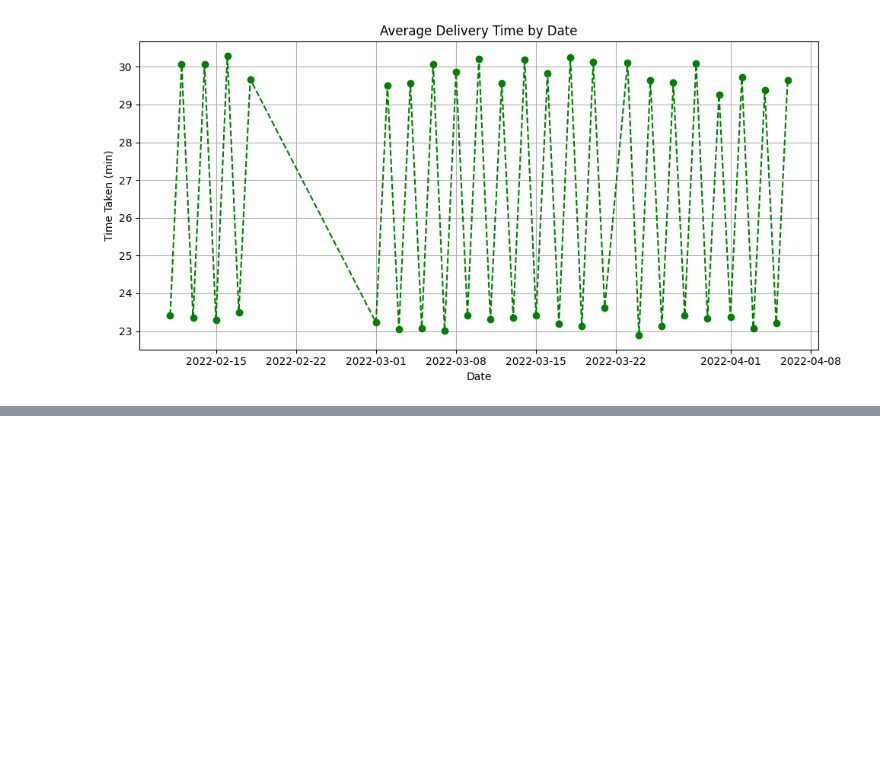
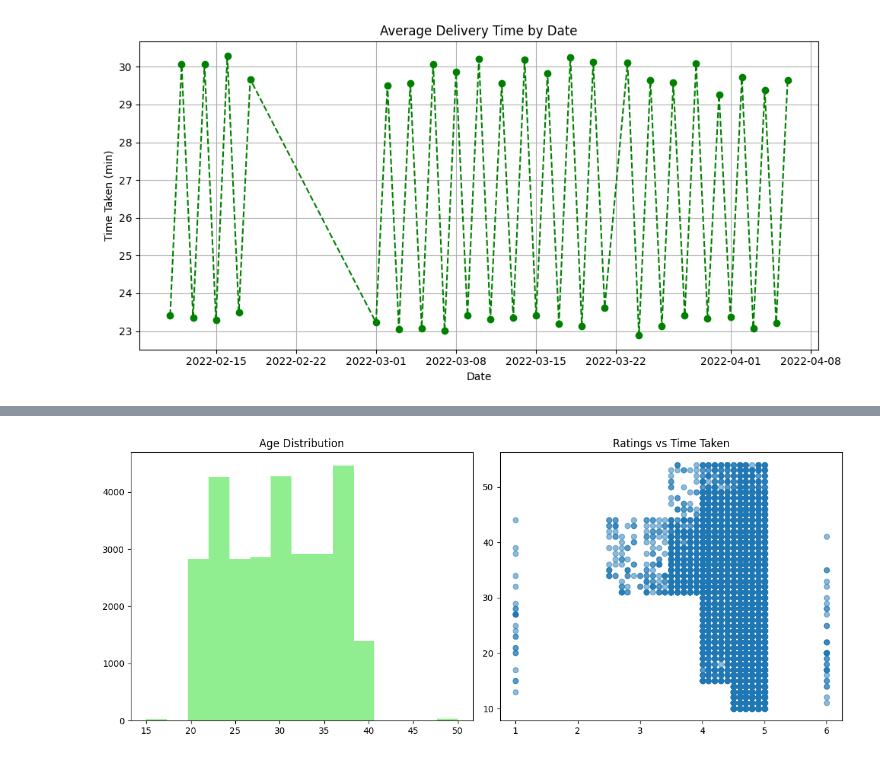
Before and after one commit to RahulArra/Zomato-Order-Analysis, a Jupyter notebook: DAV_ASSIGN_202.ipynb, the cells around one changed output, grey strips where cells are left out. Drawn from its saved outputs; the diff is of its cells as text; code cells hidden in the pictures; blank space fills up the shorter version.

```diff
--- a/DAV_ASSIGN_202.ipynb
+++ b/DAV_ASSIGN_202.ipynb
@@ -779,0 +809,14 @@ NameError: name 'plt' is not defined
+# %%
+# Multiple subplots:
+fig, axs = plt.subplots(1, 2, figsize=(12, 5))
+
+axs[0].hist(df["Delivery_person_Age"], bins=15, color='lightgreen')
+axs[0].set_title("Age Distribution")
+
+axs[1].scatter(df["Delivery_person_Ratings"], df["Time_taken (min)"], alpha=0.5)
+axs[1].set_title("Ratings vs Time Taken")
+
+plt.tight_layout()
+plt.show()
+# %% [output]
+[figure, added]
```
Also changed, not shown: parts of 9 cells of this notebook.
